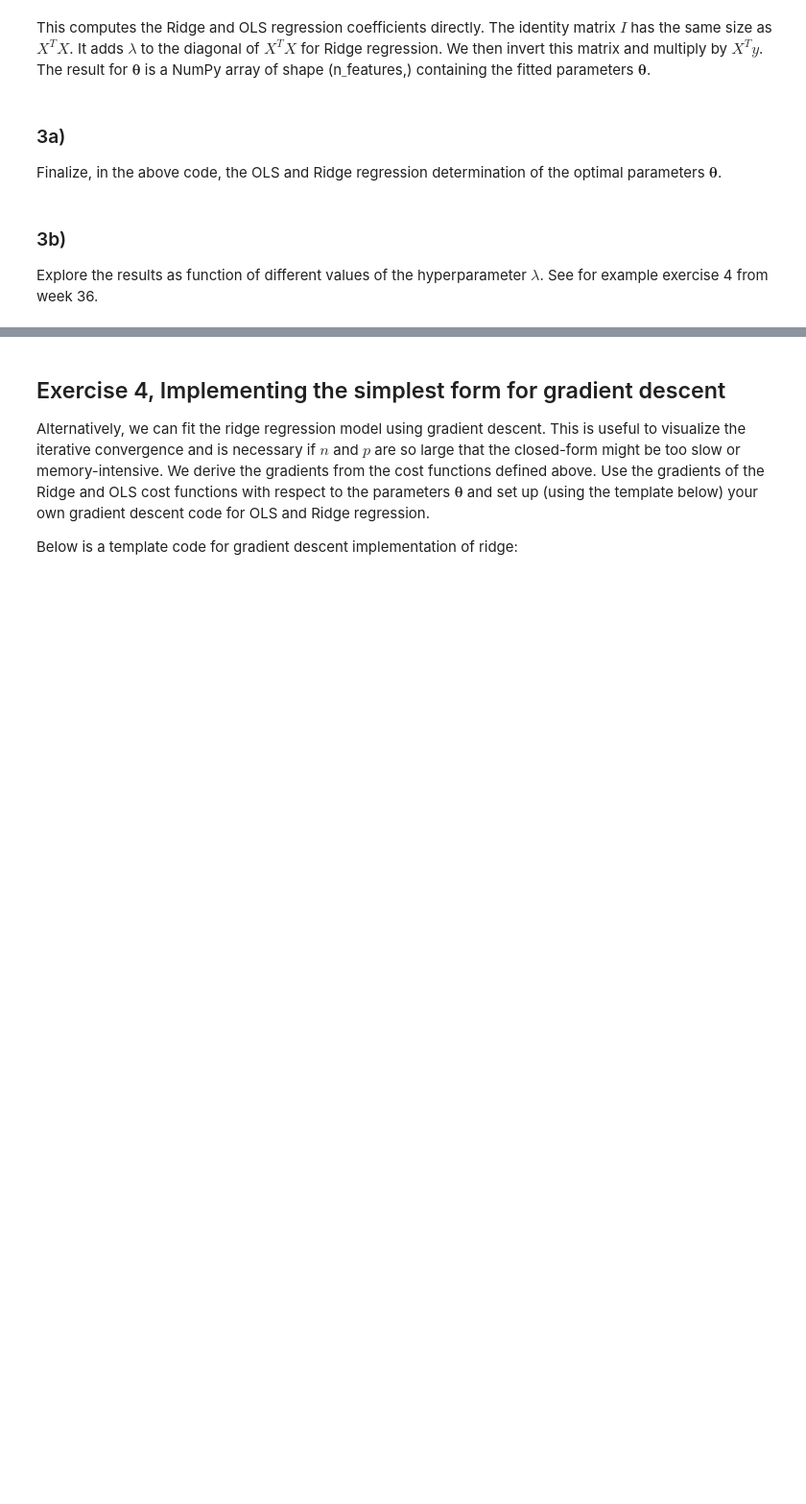
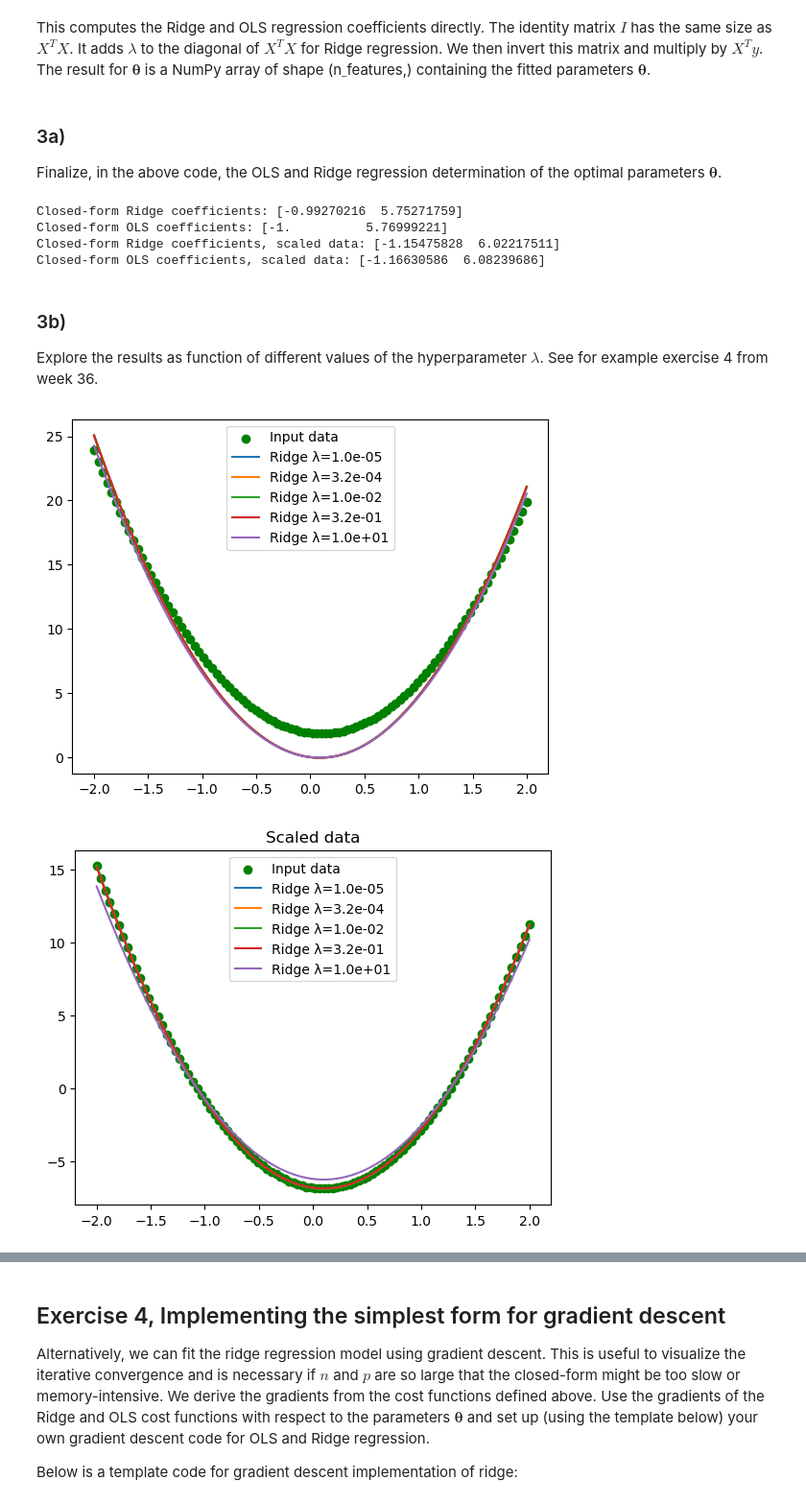
Before and after one commit to aadnerol/FYS-STK3155, a Jupyter notebook: Weekly Exercises/Week 37/exercisesweek37.ipynb, the cells around one changed output, grey strips where cells are left out. Shown at 96% size. Saved outputs shown, nothing was run; the diff lists cells and outputs as text; code cells hidden in the pictures; blank space fills up the shorter version.

```diff
--- a/Weekly Exercises/Week 37/exercisesweek37.ipynb
+++ b/Weekly Exercises/Week 37/exercisesweek37.ipynb
@@ -172,7 +174,84 @@ fitted parameters $\boldsymbol{\theta}$.
 ### 3a)
 
 Finalize, in the above code, the OLS and Ridge regression determination of the optimal parameters $\boldsymbol{\theta}$.
+# %%
+# Will implement using functions:
+
+def theta_closed_formRidge(X, lam, y):
+    return (np.linalg.pinv(X.T@X + lam * I)) @ X.T @ y
+
+def theta_closed_formOLS(X, y):
+    return (np.linalg.pinv(X.T@X)) @ X.T @ y
+
+theta_closed_form_Ridge = theta_closed_formRidge(X, lam, y)
+theta_closed_form_Ridge_scaled = theta_closed_formRidge(X_norm, lam, y_centered)
+
+theta_closed_form_OLS = theta_closed_formOLS(X, y)
+theta_closed_form_OLS_scaled = theta_closed_formOLS(X_norm, y_centered)
+
+print("Closed-form Ridge coefficients:", theta_closed_form_Ridge)
+print("Closed-form OLS coefficients:", theta_closed_form_OLS)
+
+print("Closed-form Ridge coefficients, scaled data:", theta_closed_form_Ridge_scaled)
+print("Closed-form OLS coefficients, scaled data:", theta_closed_form_OLS_scaled)
+# %% [output]
+Closed-form Ridge coefficients: [-0.99270216  5.75271759]
+Closed-form OLS coefficients: [-1.          5.76999221]
+Closed-form Ridge coefficients, scaled data: [-1.15475828  6.02217511]
+Closed-form OLS coefficients, scaled data: [-1.16630586  6.08239686]
 # %% [markdown]
 ### 3b)
 
 Explore the results as function of different values of the hyperparameter $\lambda$. See for example exercise 4 from week 36.
+# %%
+import matplotlib.pyplot as plt
+# Will  look at non-scaled data first
+plt.scatter(x, y, label = "Input data", color="green")
+
+lam = np.logspace(-5, 1, 5)
+
+
+for l in lam:
+    beta = theta_closed_formRidge(X, l, y)
+    plt.plot(x, X @ beta, label = f"Ridge λ={l:.1e}")
+plt.legend()
+plt.show()
+
+# Now with scaled data
+plt.scatter(x, y_centered, label = "Input data", color="green")
+for l in lam:
+    beta = theta_closed_formRidge(X_norm, l, y_centered)
+    plt.plot(x, X_norm @ beta, label = f"Ridge λ={l:.1e}")
+plt.legend()
+plt.title("Scaled data")
+plt.show()
+
+from sklearn.metrics import mean_squared_error
+
+MSE = np.zeros(len(lam))
+MSE_scaled = np.zeros(len(lam))
+
+for i, l in enumerate(lam):
+    # Unscaled case
+    beta = theta_closed_formRidge(X, l, y)
+    y_pred = X @ beta
+    MSE[i] = mean_squared_error(y, y_pred)
+
+    # Scaled case
+    beta_scaled = theta_closed_formRidge(X_norm, l, y_centered)
+    y_pred_scaled_centered = X_norm @ beta_scaled
+    # Re-add the y_mean so both MSE are computed on y --> Better comparison
+    y_pred_scaled = y_pred_scaled_centered + y_mean
+    MSE_scaled[i] = mean_squared_error(y, y_pred_scaled)
+
+# Plot
+plt.semilogx(lam, MSE, label="MSE Ridge (uskalert)")
+plt.semilogx(lam, MSE_scaled, label="MSE Ridge (skalert + y re-sentrert)")
+plt.xlabel("Lambda (log-skala)")
+plt.ylabel("MSE")
+plt.legend()
+plt.title("MSE som funksjon av lambda for Ridge")
+plt.show()
+# %% [output]
+[figure, added]
+[figure, added]
```
Also changed, not shown: parts of 5 cells of this notebook.
